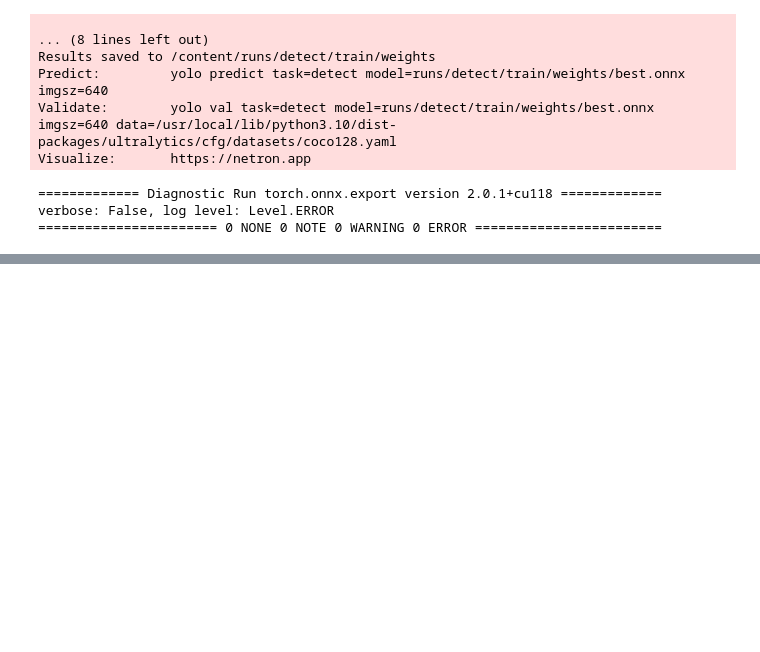
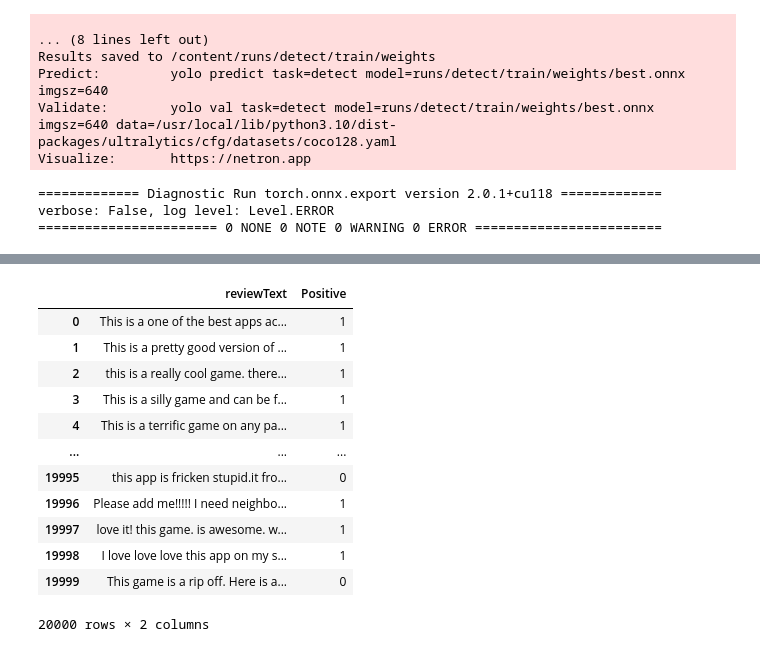
Before and after one commit to Shakhawat-Chowdhury/MWLP-EShikhon, a Jupyter notebook: YOLO_SC_EShikhon.ipynb, the cells around one changed output, grey strips where cells are left out. Cells and saved outputs as stored; diff of their text form; code cells hidden in the pictures; blank space fills up the shorter version.

```diff
--- a/YOLO_SC_EShikhon.ipynb
+++ b/YOLO_SC_EShikhon.ipynb
@@ -130,0 +159,17 @@ verbose: False, log level: Level.ERROR
+# %%
+df = pd.read_csv('https://raw.githubusercontent.com/pycaret/pycaret/master/datasets/amazon.csv') #Load the amazon review dataset
+df
+# %% [output]
+|  | reviewText | Positive |
+| 0 | This is a one of the best apps ac... | 1 |
+| 1 | This is a pretty good version of ... | 1 |
+| 2 | this is a really cool game. there... | 1 |
+| 3 | This is a silly game and can be f... | 1 |
+| 4 | This is a terrific game on any pa... | 1 |
+| ... | ... | ... |
+| 19995 | this app is fricken stupid.it fro... | 0 |
+| 19996 | Please add me!!!!! I need neighbo... | 1 |
+| 19997 | love it! this game. is awesome. w... | 1 |
+| 19998 | I love love love this app on my s... | 1 |
+| 19999 | This game is a rip off. Here is a... | 0 |
+20000 rows × 2 columns
```
Also changed, not shown: parts of 5 cells of this notebook.
